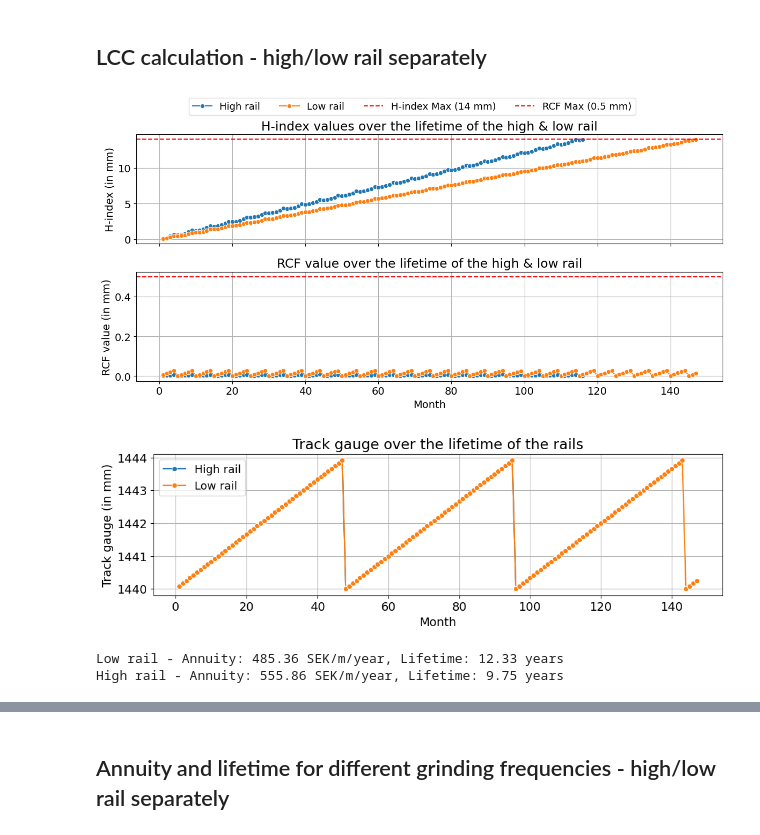
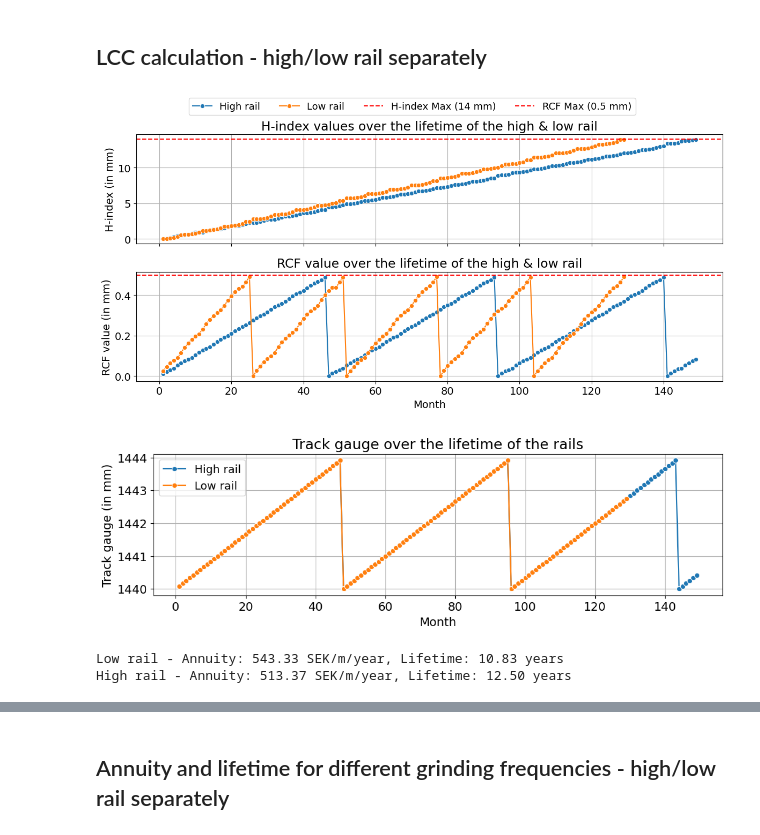
Before and after one commit to abdeaitali/rurut, a Jupyter notebook: LCC/rals_livslangd_python/notebooks/notebook_LCC_rail_single.ipynb, the cells around one changed output, grey strips where cells are left out. Drawn from its saved outputs; the diff is of its cells as text; code cells hidden in the pictures.

```diff
--- a/LCC/rals_livslangd_python/notebooks/notebook_LCC_rail_single.ipynb
+++ b/LCC/rals_livslangd_python/notebooks/notebook_LCC_rail_single.ipynb
@@ -18,8 +18,8 @@ sys.path.append('../')  # Adjust the path to the root directory containing 'prep
 from preprocessings.read_input_data import read_input_data
 
 # Call the function to read the data
-file_path = '../data/raw/CM2025/BDL_111_results_JL_R1465.csv'
-#file_path = '../data/raw/CM2025/BDL_111_results_JL_R495.csv'
+#file_path = '../data/raw/CM2025/BDL_111_results_JL_R1465.csv'
+file_path = '../data/raw/CM2025/BDL_111_results_JL_R495.csv'
 #file_path = '../data/raw/mistra_result_test_R495.csv' # example from prior project
 data_df = read_input_data(file_path)
 # %% [markdown]
@@ -40,39 +40,39 @@ plot_all_interpolated_tables(data_df_interpolated)
 from rail_analysis.LCC_single_rail import get_annuity_refactored, plot_historical_data_both_rails
 
 # Example of maintenance frequencies
-grinding_freq_low = 5  # months
+grinding_freq_low = 6  # months
 grinding_freq_high = 5  # months
 gauge_freq = 48  # months
 
 
 # Calculate for low rail
 maint_strategy_low = (grinding_freq_low, gauge_freq)
 annuity_low, lifetime_low, history_low = get_annuity_refactored(
     data_df_interpolated,
     maint_strategy_low,
     high_or_low_rail='Inner',
     track_results=True
 )
 
 
 # Calculate for high rail
 maint_strategy_high = (grinding_freq_high, gauge_freq)
 annuity_high, lifetime_high, history_high = get_annuity_refactored(
     data_df_interpolated,
     maint_strategy_high,
     high_or_low_rail='High',
     track_results=True
 )
 
 plot_historical_data_both_rails(history_low, history_high)
 
 print(f"Low rail - Annuity: {annuity_low:.2f} SEK/m/year, Lifetime: {lifetime_low:.2f} years")
 print(f"High rail - Annuity: {annuity_high:.2f} SEK/m/year, Lifetime: {lifetime_high:.2f} years")
 # %% [output]
-[figure, old version]
+[figure, new version]
-[figure, old version]
+[figure, new version]
-Low rail - Annuity: 485.36 SEK/m/year, Lifetime: 12.33 years
-High rail - Annuity: 555.86 SEK/m/year, Lifetime: 9.75 years
+Low rail - Annuity: 543.33 SEK/m/year, Lifetime: 10.83 years
+High rail - Annuity: 513.37 SEK/m/year, Lifetime: 12.50 years
 # %%
 from rail_analysis.LCC_single_rail import plot_annuity_and_lifetime_with_tamping
 tamping_frequency = 48  # months
```
Also changed, not shown: parts of 4 cells of this notebook, 4 other files.
